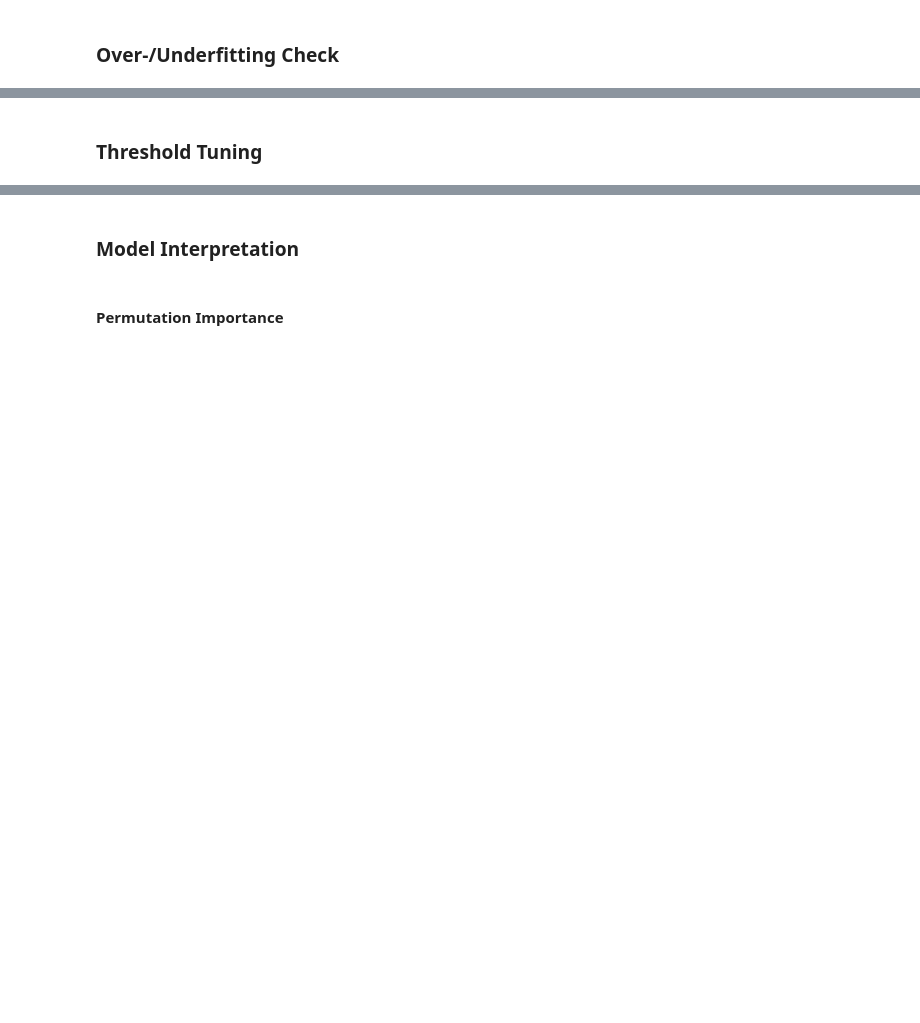
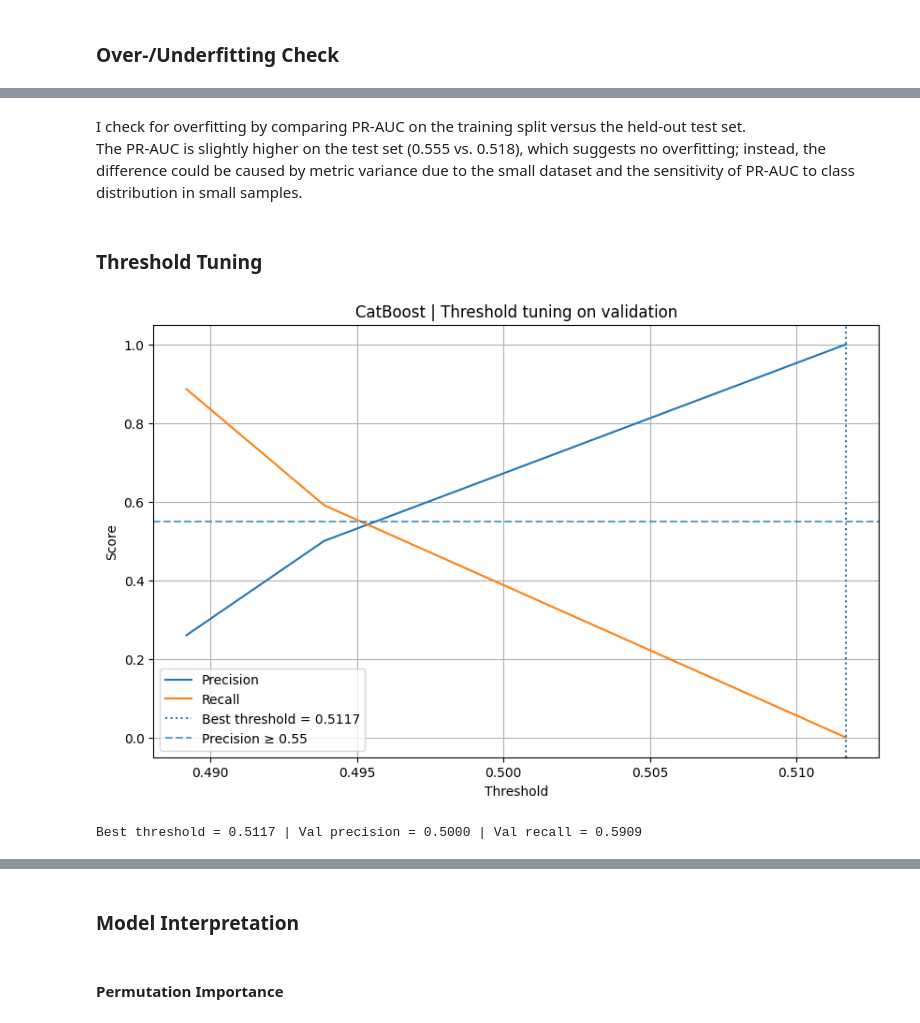
Before and after one commit to Adriana394/datascientist-capstone-project, a Jupyter notebook: notebooks/04_model_implementation_catboost.ipynb, the cells around one changed output, grey strips where cells are left out. Cells and saved outputs as stored; diff of their text form; code cells hidden in the pictures; blank space fills up the shorter version.

```diff
--- a/notebooks/04_model_implementation_catboost.ipynb
+++ b/notebooks/04_model_implementation_catboost.ipynb
@@ -239,3 +287,5 @@ print(classification_report(y_test, test_pred_cat_05, digits = 4))
+# %% [markdown]
+I check for overfitting by comparing PR-AUC on the training split versus the held-out test set.<br> The PR-AUC is slightly higher on the test set (0.555 vs. 0.518), which suggests no overfitting; instead, the difference could be caused by metric variance due to the small dataset and the sensitivity of PR-AUC to class distribution in small samples.
 # %% [markdown]
 ### Threshold Tuning
 # %%
@@ -340,14 +344,17 @@ def threshold_opt_f1_with_recall(y_true, y_proba, recall_min = None,
 # %%
 best_t_cat, best_p_cat, best_r_cat = threshold_opt_recall_with_precision(
     y_true = y_val,
     y_proba = val_proba_cat,
-    precision_min = 0.35,
+    precision_min = 0.55,
     plot = True,
     verbose = True,
     title = 'CatBoost | Threshold tuning on validation',
     save_dir = save_dir,
     save_plot = 'threshold_tuning_catboost'
 )
+# %% [output]
+[figure, added]
+Best threshold = 0.5117 | Val precision = 0.5000 | Val recall = 0.5909
 # %%
 test_pred_cat_tuned = (test_proba_cat >= best_t_cat).astype(int)
 
```
Also changed, not shown: parts of 23 cells of this notebook, 17 other files.
